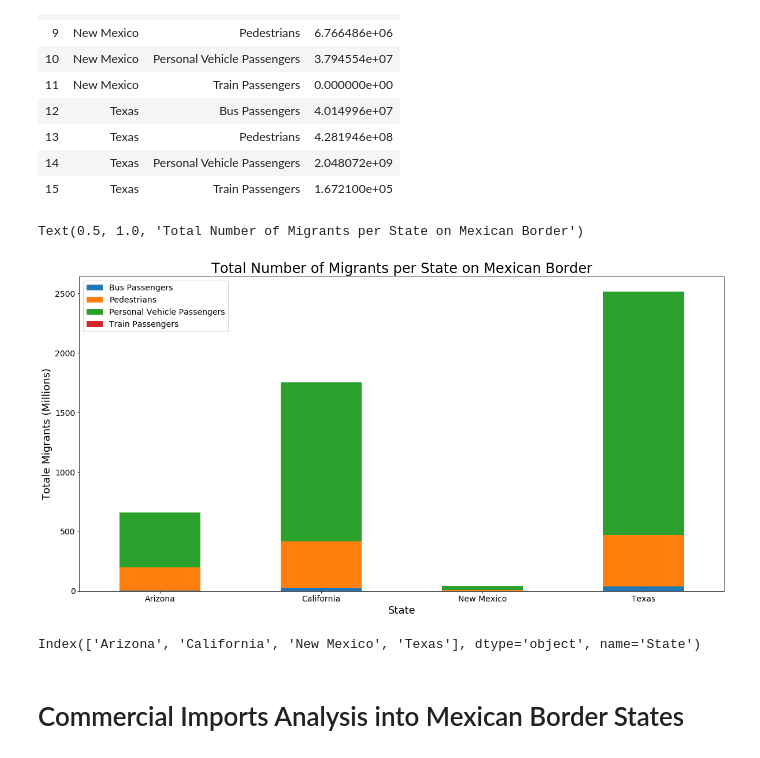
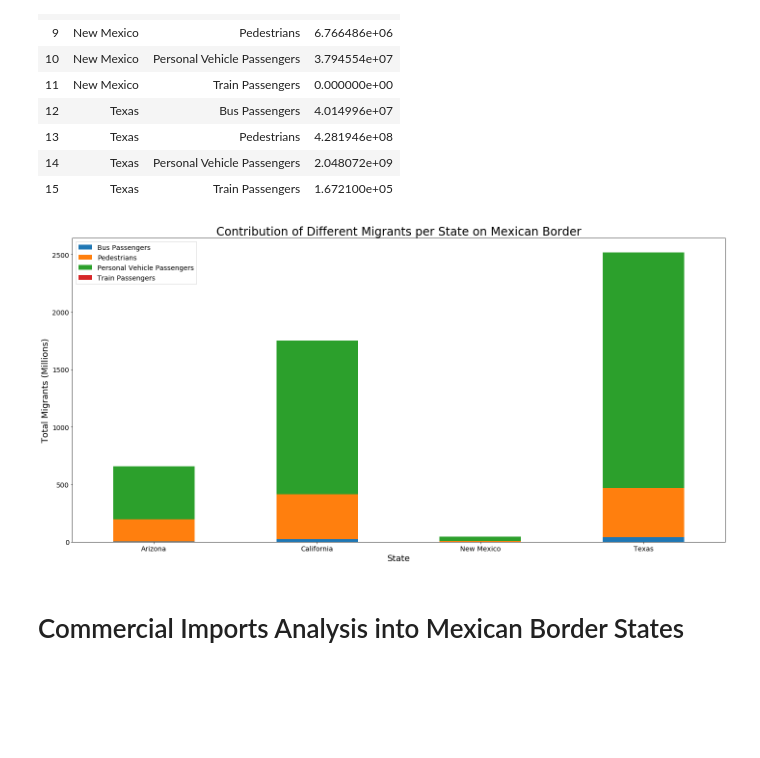
Before and after one commit to philipayazi/Project1_BorderEntries, a Jupyter notebook: Border_Entries_and _Trade.ipynb, the cells around one changed output. Drawn from its saved outputs; the diff is of its cells as text; code cells hidden in the pictures; blank space fills up the shorter version.

```diff
--- a/Border_Entries_and _Trade.ipynb
+++ b/Border_Entries_and _Trade.ipynb
@@ -1025,19 +1048,17 @@ totals_mex_mig = totals_mex_mig/1000000
 # %%
 totals_mex_mig.plot(kind='bar', stacked=True)
 plt.xlabel('State', fontsize=18)
-plt.ylabel('Totale Migrants (Millions)', fontsize=18)
+plt.ylabel('Total Migrants (Millions)', fontsize=18)
 plt.xticks(fontsize=14, rotation='horizontal')
 plt.yticks(fontsize=14)
 plt.legend(fontsize=14)
 
-plt.title('Total Number of Migrants per State on Mexican Border', fontsize=24)
+plt.title('Contribution of Different Migrants per State on Mexican Border', fontsize=24)
+plt.tight_layout()
+
+plt.savefig('Contribution_of_Migrant_by_Type_from_Mexico')
 # %% [output]
-Text(0.5, 1.0, 'Total Number of Migrants per State on Mexican Border')
-[figure, old version]
+[figure, new version]
-# %%
-totals_mex_com_df.index
-# %% [output]
-Index(['Arizona', 'California', 'New Mexico', 'Texas'], dtype='object', name='State')
 # %% [markdown]
 # Commercial Imports Analysis into Mexican Border States
 # %%
```
Also changed, not shown: parts of 10 cells of this notebook.
